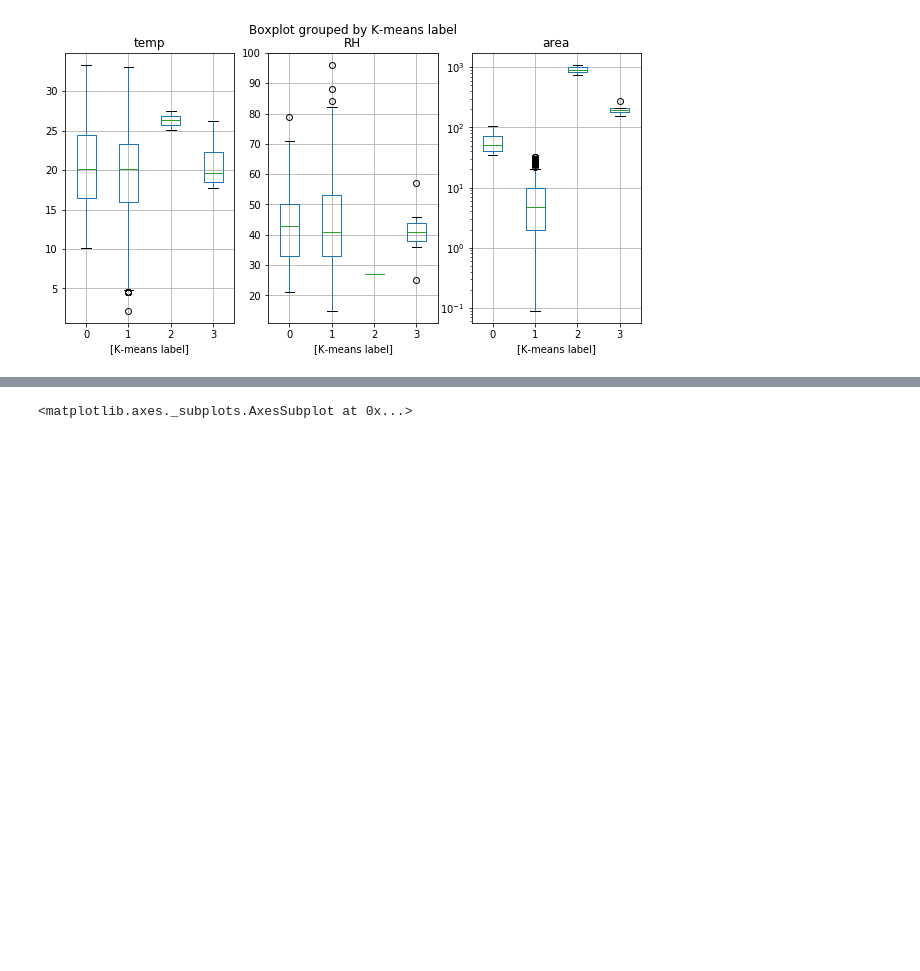
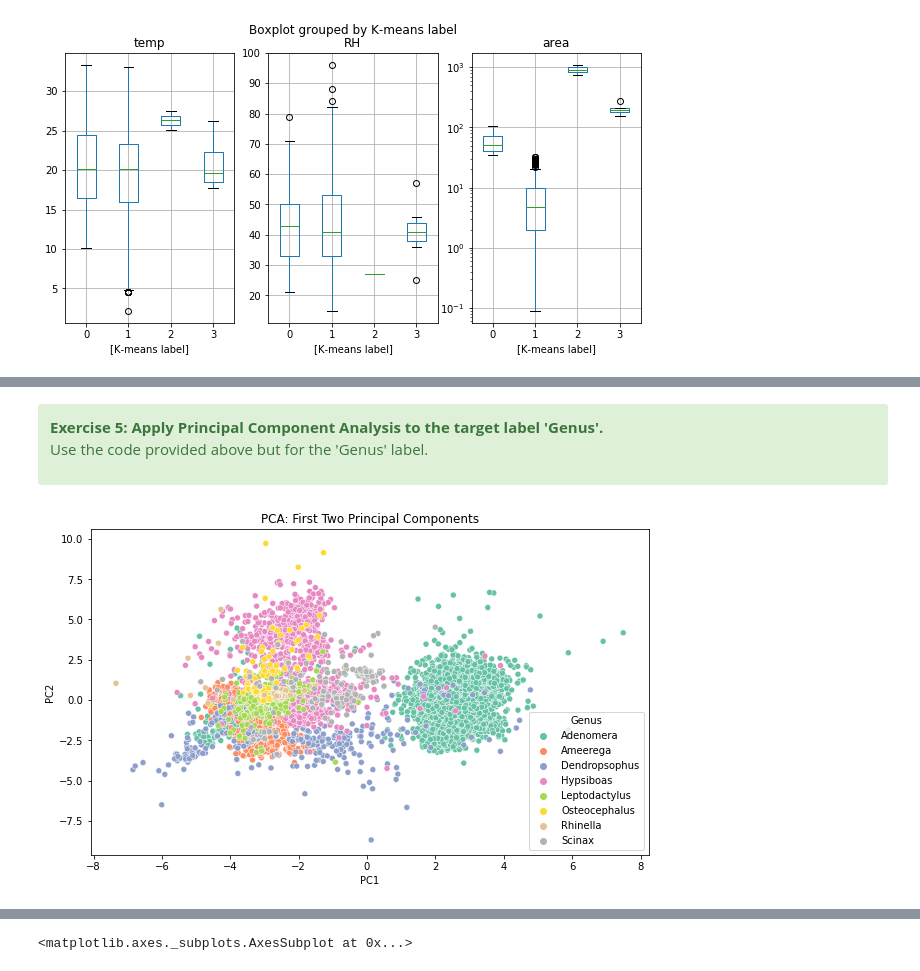
Before and after one commit to loftytopping/DEES_programming_course, a Jupyter notebook: Practical_9.ipynb, the cells around one changed output, grey strips where cells are left out. Saved outputs shown, nothing was run; the diff lists cells and outputs as text; code cells hidden in the pictures; blank space fills up the shorter version.

```diff
--- a/Practical_9.ipynb
+++ b/Practical_9.ipynb
@@ -309,0 +463,38 @@ In English, this command is asking Python to focus on data from the column named
+# %% [markdown]
+<div class="alert alert-block alert-success">
+<b> Exercise 5: Apply Principal Component Analysis to the target label 'Genus'. <a name="Exercise5"></a>  </b>
+
+Use the code provided above but for the 'Genus' label.
+
+</div>
+# %%
+#Import the relevant libraries
+from sklearn.decomposition import PCA
+from sklearn.preprocessing import StandardScaler
+
+#Extract the features and target 'Family'
+features = data_frogs[['MFCCs_ 1', 'MFCCs_ 2', 'MFCCs_ 3', 'MFCCs_ 4', 'MFCCs_ 5', 'MFCCs_ 6',
+       'MFCCs_ 7', 'MFCCs_ 8', 'MFCCs_ 9', 'MFCCs_10', 'MFCCs_11', 'MFCCs_12',
+       'MFCCs_13', 'MFCCs_14', 'MFCCs_15', 'MFCCs_16', 'MFCCs_17', 'MFCCs_18',
+       'MFCCs_19', 'MFCCs_20', 'MFCCs_21', 'MFCCs_22']]
+target = data_frogs['Genus']
+
+# Step 1: Standardize the features - this is a process of ensuring our data is normalised
+scaler = StandardScaler()
+features_scaled = scaler.fit_transform(features)
+
+# Step 2: Apply PCA to reduce to 2 components
+pca = PCA(n_components=2)
+pca_components = pca.fit_transform(features_scaled)
+
+# Step 3: Create a new dataframe with the PCA components and target label
+pca_df = pd.DataFrame(data=pca_components, columns=['PC1', 'PC2'])
+pca_df['Genus'] = target
+
+# Step 4: Plot the PCA results using Seaborn
+plt.figure(figsize=(10, 6))
+sns.scatterplot(data=pca_df, x='PC1', y='PC2', hue='Genus', palette='Set2')
+plt.title('PCA: First Two Principal Components')
+plt.show()
+# %% [output]
+[figure, added]
```
Also changed, not shown: parts of 19 cells of this notebook, 4 other files.
